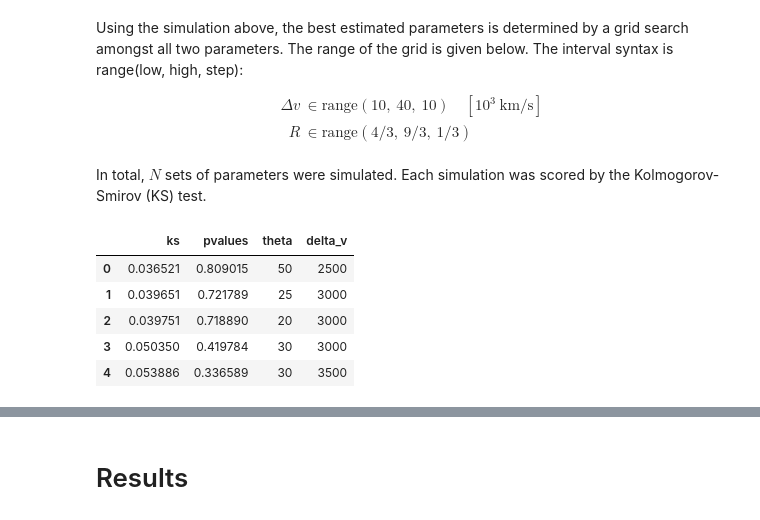
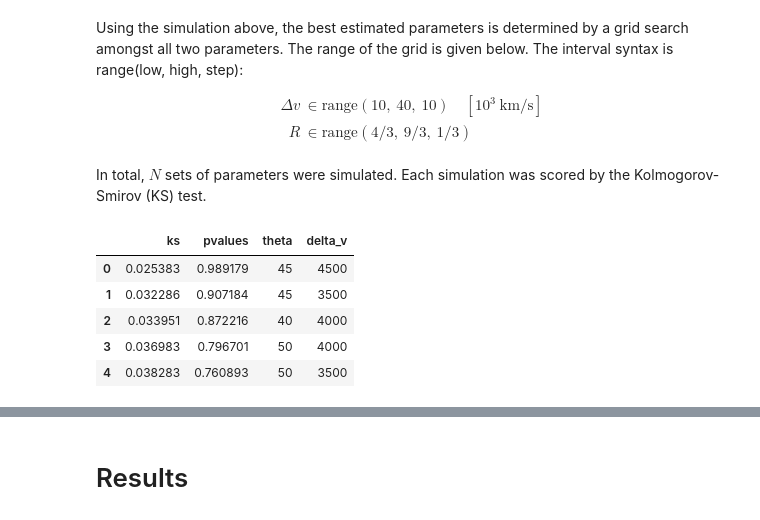
Before and after one commit to ketozhang/ejecta-velocities-of-type-Ia-supernovae, a Jupyter notebook: simulation.ipynb, the cells around one changed output, grey strips where cells are left out. Cells and saved outputs as stored; diff of their text form; code cells hidden in the pictures.

```diff
--- a/simulation.ipynb
+++ b/simulation.ipynb
@@ -154,32 +154,34 @@ In total, $N$ sets of parameters were simulated. Each simulation was scored by t
 # %%
 import pickle as pkl
 
 with open('scores.pkl', 'rb') as f:
     scores = pkl.load(f)
 
+ks = scores['ks']
+sort_idx = np.argsort(ks)
+
 pvalues = scores['pvalue']
-sort_idx = np.argsort(pvalues)[::-1]
+pvalues = pvalues[sort_idx]
+ks = ks[sort_idx]
 
-pvalues = pvalues[sort_idx]
-ks = scores['ks'][sort_idx]
-params = scores['params']
-v_sim = scores['v_sim']
+params = scores['params'][sort_idx]
+v_sim = scores['v_sim'][sort_idx]
 
 df = pd.DataFrame([
          ks,
          pvalues
      ], index=['ks', 'pvalues']).T
 
 df['theta'] = [param['theta'] for param in params]
 df['delta_v'] = [param['delta_v'] for param in params]
 df.head()
 # %% [output]
 |  | ks | pvalues | theta | delta_v |
-| 0 | 0.036521 | 0.809015 | 50 | 2500 |
-| 1 | 0.039651 | 0.721789 | 25 | 3000 |
-| 2 | 0.039751 | 0.718890 | 20 | 3000 |
-| 3 | 0.050350 | 0.419784 | 30 | 3000 |
-| 4 | 0.053886 | 0.336589 | 30 | 3500 |
+| 0 | 0.025383 | 0.989179 | 45 | 4500 |
+| 1 | 0.032286 | 0.907184 | 45 | 3500 |
+| 2 | 0.033951 | 0.872216 | 40 | 4000 |
+| 3 | 0.036983 | 0.796701 | 50 | 4000 |
+| 4 | 0.038283 | 0.760893 | 50 | 3500 |
 # %%
 from scipy.stats import kstest, norm, ks_2samp
 
```
Also changed, not shown: parts of 9 cells of this notebook, 6 other files.
